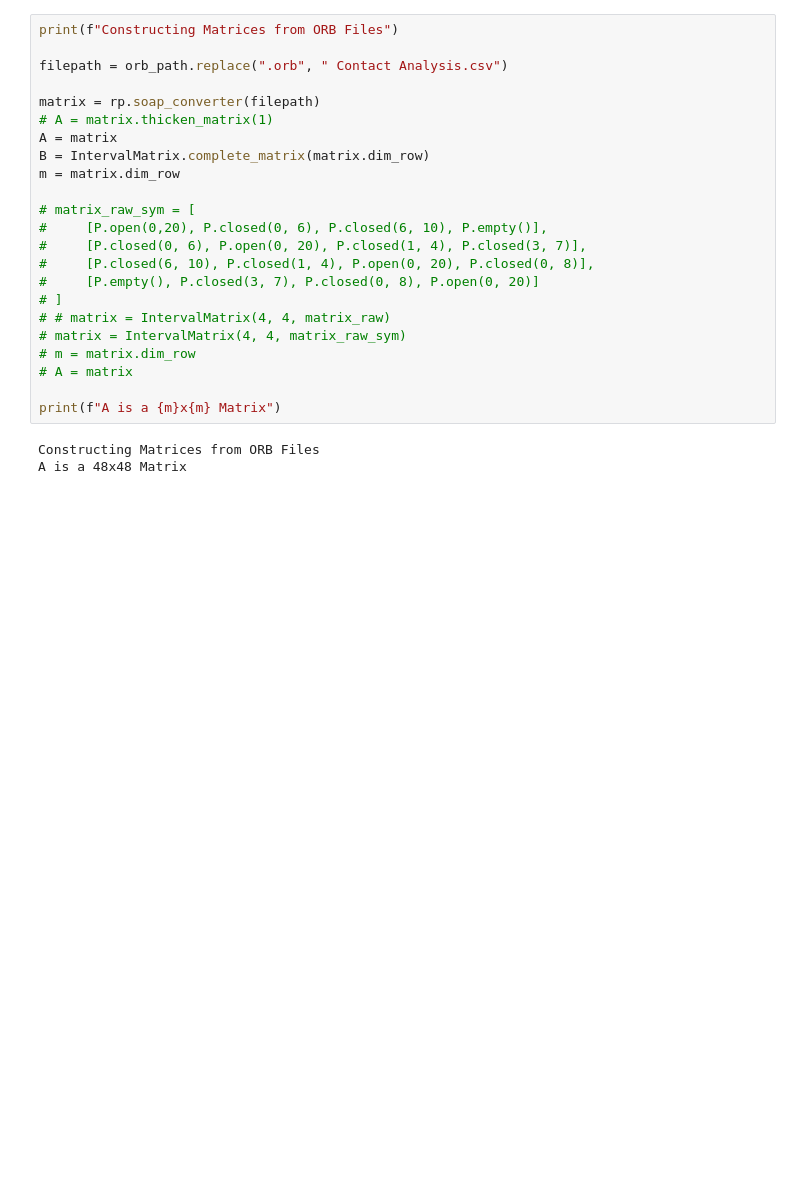
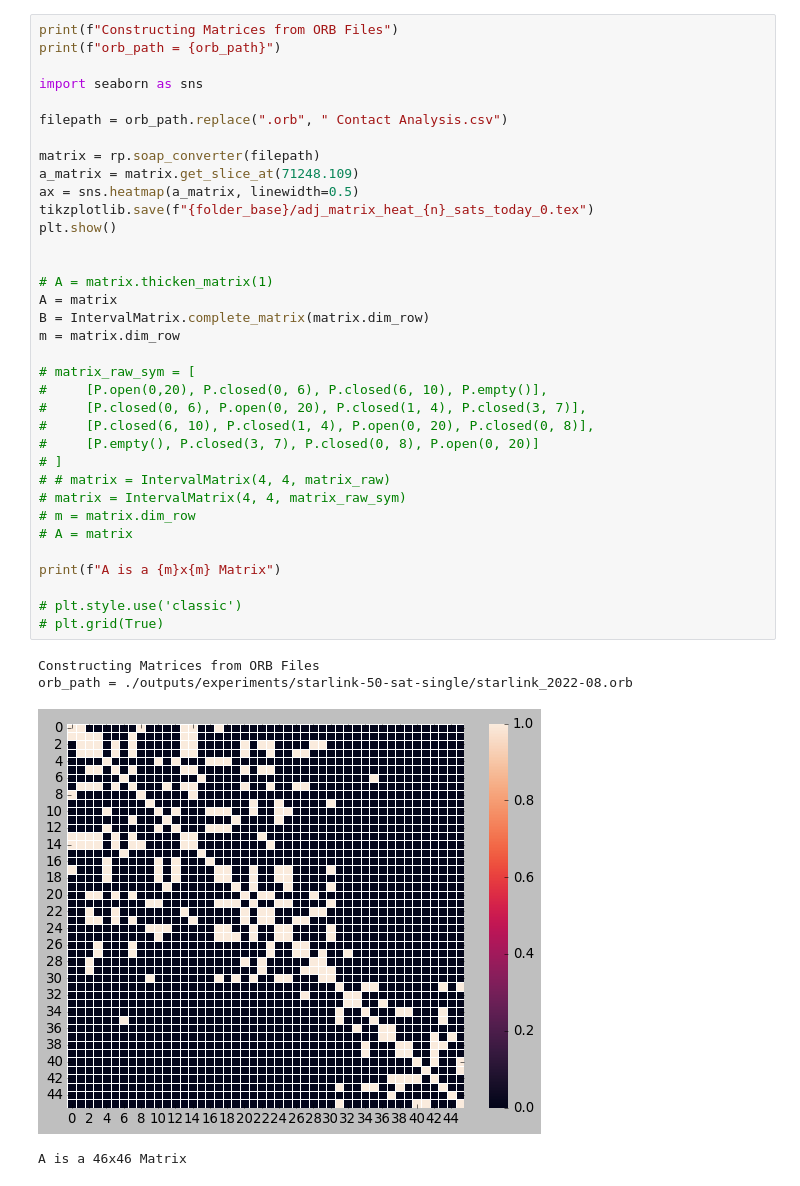
Before and after one commit to TheaMAS/sat-parser, a Jupyter notebook: Diameter.ipynb, the cells around one changed output. Saved outputs shown, nothing was run; the diff lists cells and outputs as text; blank space fills up the shorter version.

```diff
--- a/Diameter.ipynb
+++ b/Diameter.ipynb
@@ -61,30 +72,44 @@ Generating ORB File
 Running SOAP on ORB file
 # %%
 print(f"Constructing Matrices from ORB Files")
+print(f"orb_path = {orb_path}")
+
+import seaborn as sns
 
 filepath = orb_path.replace(".orb", " Contact Analysis.csv")
 
 matrix = rp.soap_converter(filepath)
+a_matrix = matrix.get_slice_at(71248.109)
+ax = sns.heatmap(a_matrix, linewidth=0.5)
+tikzplotlib.save(f"{folder_base}/adj_matrix_heat_{n}_sats_today_0.tex")
+plt.show()
+
+
 # A = matrix.thicken_matrix(1)
 A = matrix
 B = IntervalMatrix.complete_matrix(matrix.dim_row)
 m = matrix.dim_row
 
 # matrix_raw_sym = [
 #     [P.open(0,20), P.closed(0, 6), P.closed(6, 10), P.empty()],
 #     [P.closed(0, 6), P.open(0, 20), P.closed(1, 4), P.closed(3, 7)],
 #     [P.closed(6, 10), P.closed(1, 4), P.open(0, 20), P.closed(0, 8)],
 #     [P.empty(), P.closed(3, 7), P.closed(0, 8), P.open(0, 20)]
 # ]
 # # matrix = IntervalMatrix(4, 4, matrix_raw)
 # matrix = IntervalMatrix(4, 4, matrix_raw_sym)
 # m = matrix.dim_row
 # A = matrix
 
 print(f"A is a {m}x{m} Matrix")
+
+# plt.style.use('classic')
+# plt.grid(True)
 # %% [output]
 Constructing Matrices from ORB Files
-A is a 48x48 Matrix
+orb_path = ./outputs/experiments/starlink-50-sat-single/starlink_2022-08.orb
+[figure, added]
+A is a 46x46 Matrix
 # %%
 print(f"Calculating Walks")
 
```
Also changed, not shown: parts of 11 cells of this notebook, 4 other files.
